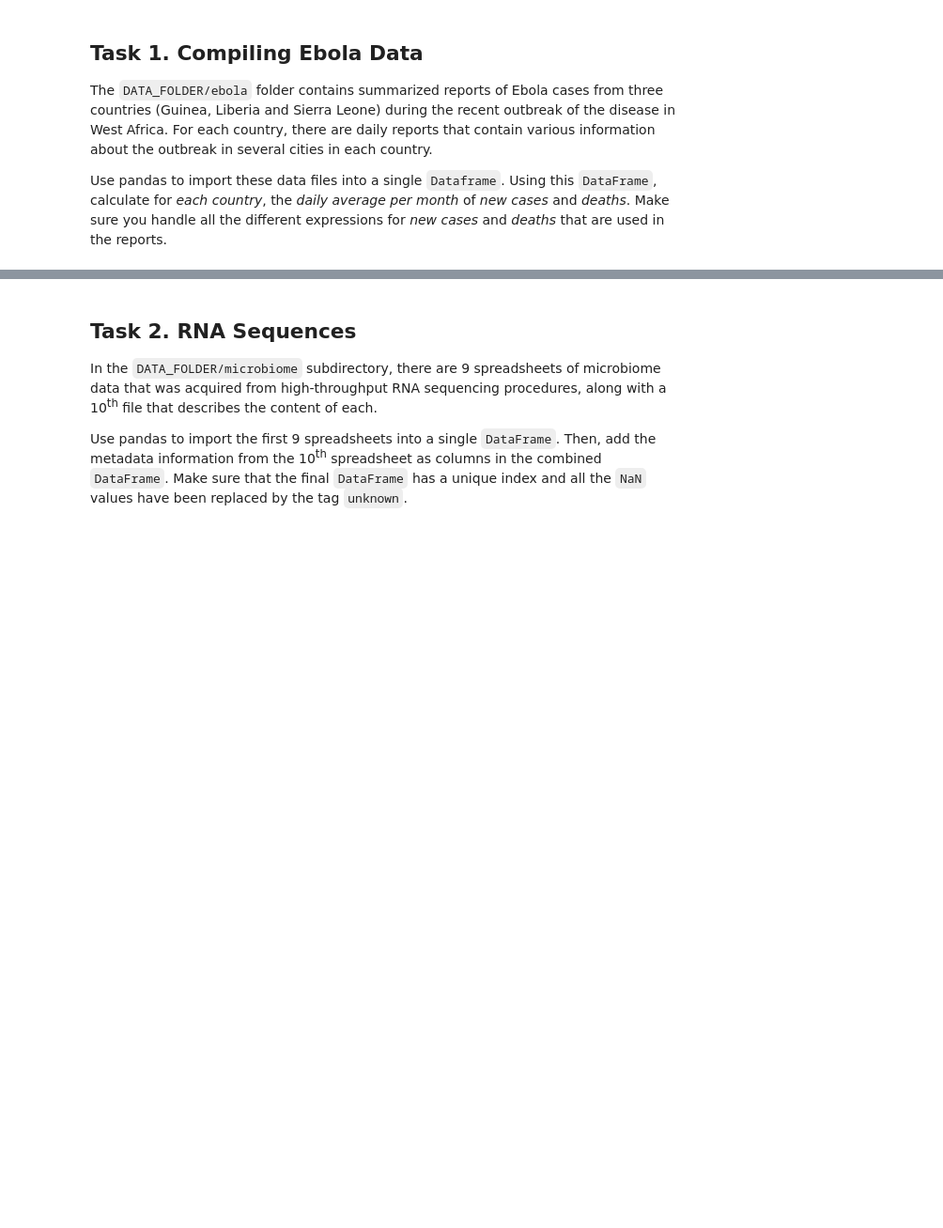
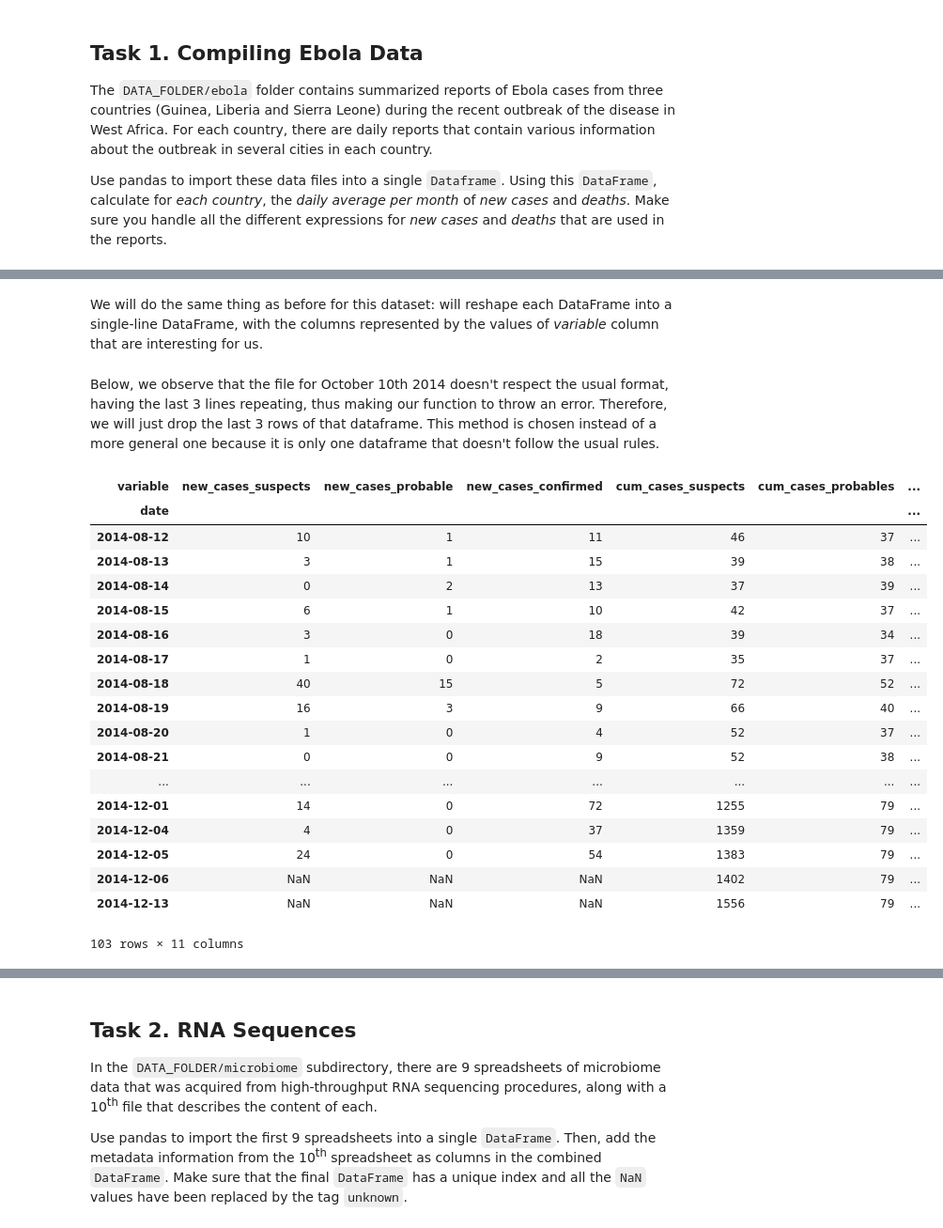
Before and after one commit to baetuc/ADA-CS-401, a Jupyter notebook: Homework 1.ipynb, the cells around one changed output, grey strips where cells are left out. Shown at 94% size. Drawn from its saved outputs; the diff is of its cells as text; code cells hidden in the pictures; blank space fills up the shorter version.

```diff
--- a/Homework 1.ipynb
+++ b/Homework 1.ipynb
@@ -17,0 +382,6 @@ Make sure you handle all the different expressions for *new cases* and *deaths*
+# %%
+for dataframe in liberia_dataframes:
+    try:
+        reshape_liberia_dataframe(dataframe) # throws ValueError if duplicate entries exist
+    except ValueError:
+        print(dataframe.index[0])
@@ -17,0 +488,2 @@ Make sure you handle all the different expressions for *new cases* and *deaths*
+# %%
+sl_dataframes = load_country_data('sl_data', 'date', thousands_parse=True) # Loading the Sierra Leone data
@@ -17,0 +536,60 @@ Make sure you handle all the different expressions for *new cases* and *deaths*
+# %% [markdown]
+We will do the same thing as before for this dataset: will reshape each DataFrame into a single-line DataFrame, with the columns represented by the values of <i>variable</i> column that are interesting for us.
+# %%
+SL_COLUMNS_RENAME = {'new_suspected' : 'new_cases_suspects',
+                        'new_probable' : 'new_cases_probable',
+                        'new_confirmed': 'new_cases_confirmed',
+                        'cum_suspected' : 'cum_cases_suspects',
+                        'cum_probable' : 'cum_cases_probables',
+                        'cum_confirmed' : 'cum_cases_confirmed',
+                        'death_suspected' : 'cum_deaths_suspects',
+                        'death_probable' : 'cum_deaths_probables',
+                        'death_confirmed' : 'cum_deaths_confirmed',
+                        'etc_cum_deaths' : 'total_cum_deaths',
+                        'etc_new_deaths' : 'total_new_deaths'}
+
+def reshape_sl_dataframe(dataframe):
+    """Function that reshapes an usual dataframe in Guinea folder, making it more human understandable. """
+
+    columns_rename = SL_COLUMNS_RENAME.copy()
+
+    dataframe = dataframe.set_index([dataframe.index, 'variable']) # Adding variable to index, thus being able to use unstack function
+    dataframe = dataframe['National'].unstack('variable')  # Unstacking dataframe, adding variable values as columns
+
+    dataframe.rename(columns=columns_rename, inplace=True) # Renaming the relevant columns
+    return dataframe[list(columns_rename.values())] # Returning the dataframe containing only the relevant columns
+# %% [markdown]
+Below, we observe that the file for October 10th 2014 doesn't respect the usual format, having the last 3 lines repeating, thus making our function to throw an error. Therefore, we will just drop the last 3 rows of that dataframe. This method is chosen instead of a more general one because it is only one dataframe that doesn't follow the usual rules.
+# %%
+merged_sl_dataframe = []
+
+for dataframe in sl_dataframes:
+    try:
+        merged_sl_dataframe.append(reshape_sl_dataframe(dataframe))
+    except ValueError:
+        dataframe = dataframe[:-3]
+        merged_sl_dataframe.append(reshape_sl_dataframe(dataframe))
+
+merged_sl_dataframe = pd.concat(merged_sl_dataframe, axis = 0)
+
+merged_sl_dataframe
+# %% [output]
+| variable | new_cases_suspects | new_cases_probable | new_cases_confirmed | cum_cases_suspects | cum_cases_probables | ... |
+| date |  |  |  |  |  | ... |
+| 2014-08-12 | 10 | 1 | 11 | 46 | 37 | ... |
+| 2014-08-13 | 3 | 1 | 15 | 39 | 38 | ... |
+| 2014-08-14 | 0 | 2 | 13 | 37 | 39 | ... |
+| 2014-08-15 | 6 | 1 | 10 | 42 | 37 | ... |
+| 2014-08-16 | 3 | 0 | 18 | 39 | 34 | ... |
+| 2014-08-17 | 1 | 0 | 2 | 35 | 37 | ... |
+| 2014-08-18 | 40 | 15 | 5 | 72 | 52 | ... |
+| 2014-08-19 | 16 | 3 | 9 | 66 | 40 | ... |
+| 2014-08-20 | 1 | 0 | 4 | 52 | 37 | ... |
+| 2014-08-21 | 0 | 0 | 9 | 52 | 38 | ... |
+| ... | ... | ... | ... | ... | ... | ... |
+| 2014-12-01 | 14 | 0 | 72 | 1255 | 79 | ... |
+| 2014-12-04 | 4 | 0 | 37 | 1359 | 79 | ... |
+| 2014-12-05 | 24 | 0 | 54 | 1383 | 79 | ... |
+| 2014-12-06 | NaN | NaN | NaN | 1402 | 79 | ... |
+| 2014-12-13 | NaN | NaN | NaN | 1556 | 79 | ... |
+103 rows × 11 columns
```
Also changed, not shown: parts of 102 cells of this notebook, 1 other file.
